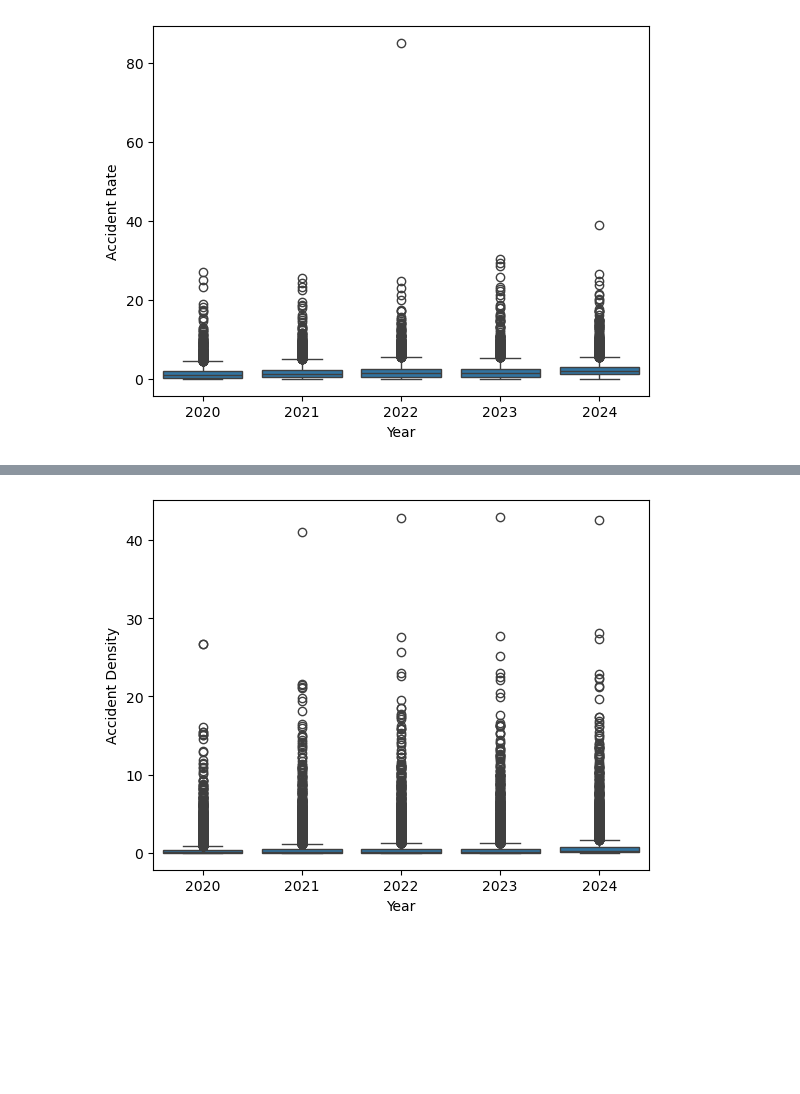
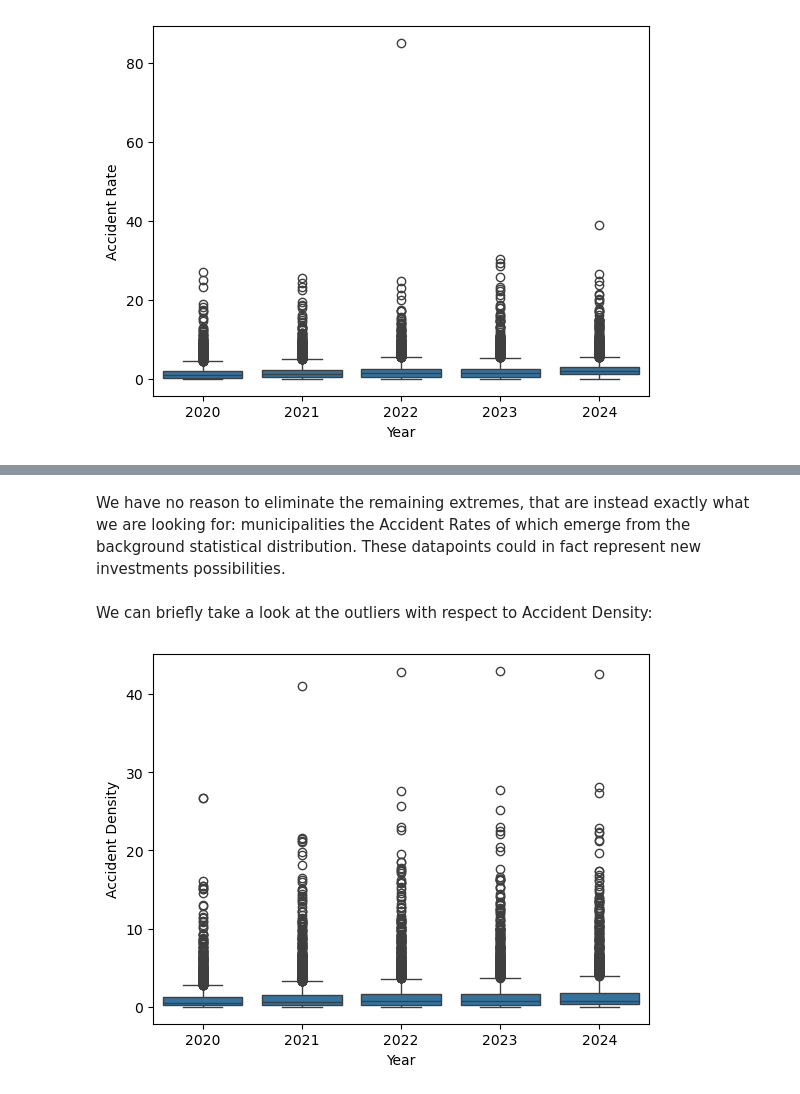
Before and after one commit to MarcoTosoni/boolean_project, a Jupyter notebook: data_analysis.ipynb, the cells around one changed output, grey strips where cells are left out. Cells and saved outputs as stored; diff of their text form; code cells hidden in the pictures; blank space fills up the shorter version.

Commit message:
outlier analysis completed

```diff
--- a/data_analysis.ipynb
+++ b/data_analysis.ipynb
@@ -451,0 +460,6 @@ crashes_cities[crashes_cities['Accident Rate']>35]
+# %%
+conds = [crashes_cities['Popolazione residente']<5000, crashes_cities['Popolazione residente']<50000,
+         crashes_cities['Popolazione residente']<250000, crashes_cities['Popolazione residente']>250000]
+values = ['Micro','Medium','Macro','Metropolis']
+
+crashes_cities['Category'] = np.select(conds,values,default='Non classifiable')
@@ -451,0 +482,3 @@ crashes_cities[crashes_cities['Accident Rate']>35]
+# %%
+target_cities = crashes_cities[crashes_cities['Category']!='Micro']
+sns.boxplot(data=target_cities,x='Year',y='Accident Rate');
@@ -452,5 +499,9 @@ crashes_cities[crashes_cities['Accident Rate']>35]
+# %% [markdown]
+We have no reason to eliminate the remaining extremes, that are instead exactly what we are looking for: municipalities the Accident Rates of which emerge from the background statistical distribution. These datapoints could in fact represent new investments possibilities.
+# %% [markdown]
+We can briefly take a look at the outliers with respect to Accident Density:
 # %%
-sns.boxplot(data=crashes_cities,x='Year',y='Accident Density');
+sns.boxplot(data=target_cities,x='Year',y='Accident Density');
 # %% [output]
-[figure, old version]
+[figure, new version]
 # %%
```
Also changed, not shown: parts of 14 cells of this notebook.
